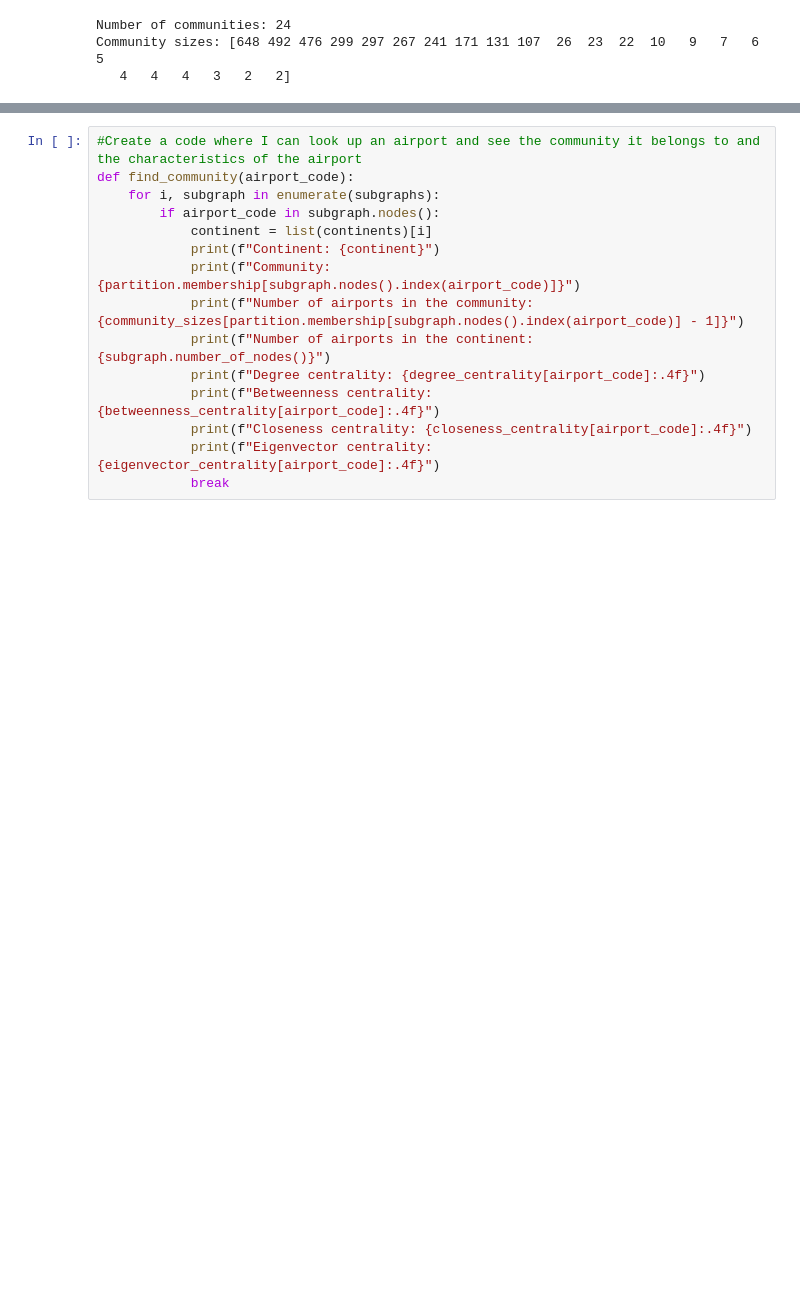
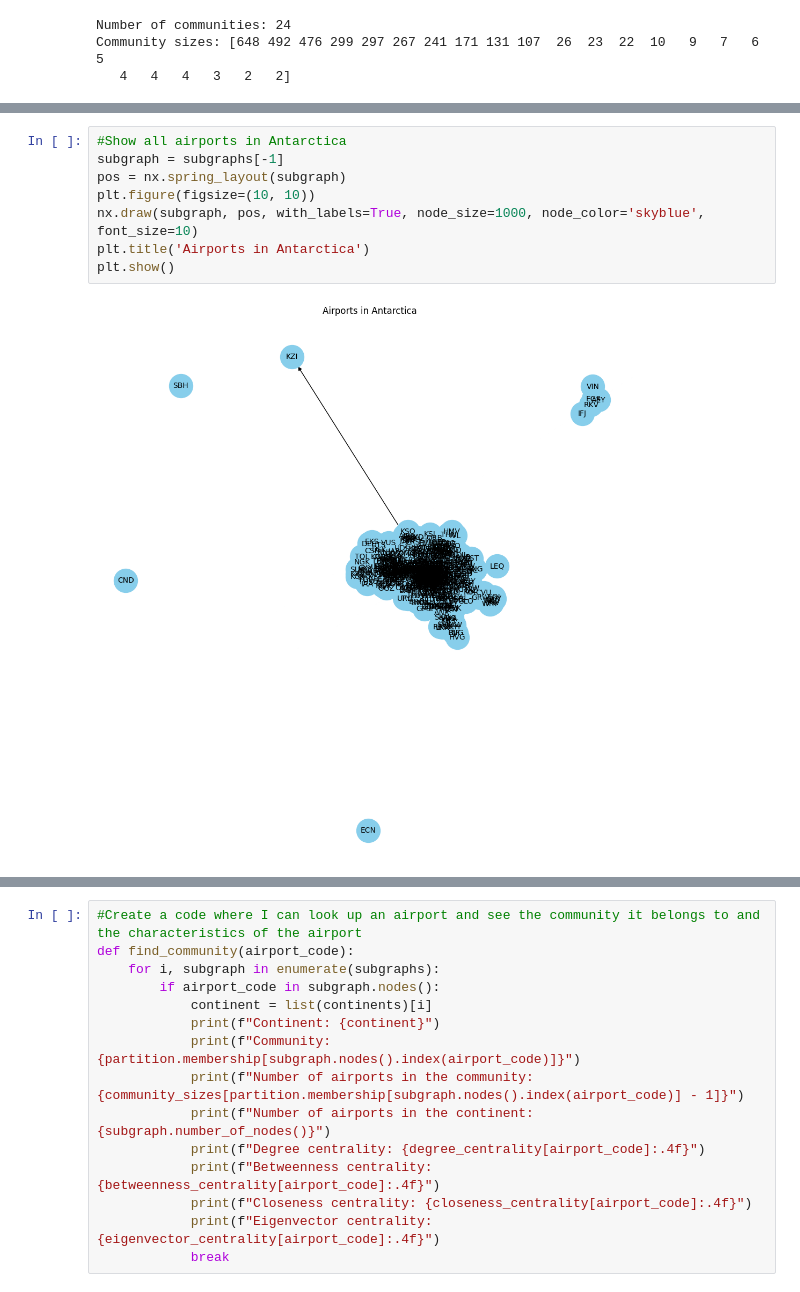
Before and after one commit to kommodeskab/SocialProject, a Jupyter notebook: graph_analysis.ipynb, the cells around one changed output, grey strips where cells are left out. Cells and saved outputs as stored; diff of their text form; blank space fills up the shorter version.

Commit message:
Update graph_analysis

```diff
--- a/graph_analysis.ipynb
+++ b/graph_analysis.ipynb
@@ -347,3 +347,13 @@ Continent: Asia, Number of airports: 812
+# %%
+#Show all airports in Antarctica
+subgraph = subgraphs[-1]
+pos = nx.spring_layout(subgraph)
+plt.figure(figsize=(10, 10))
+nx.draw(subgraph, pos, with_labels=True, node_size=1000, node_color='skyblue', font_size=10)
+plt.title('Airports in Antarctica')
+plt.show()
+# %% [output]
+[figure, added]
 # %%
 
 #remove Antarctica
```
Also changed, not shown: parts of 5 cells of this notebook.
